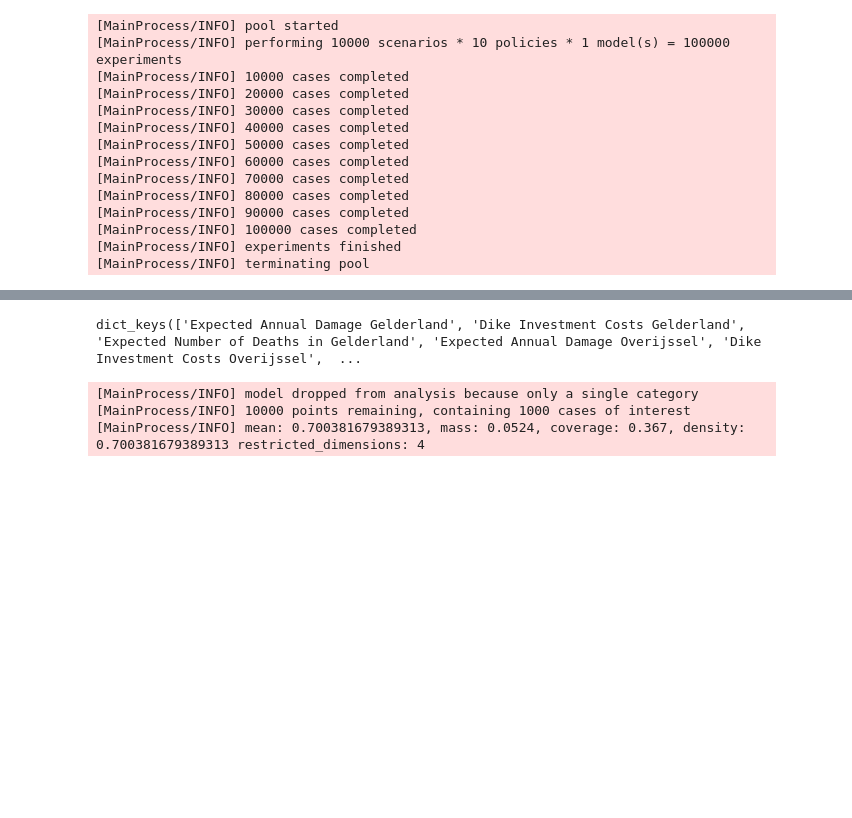
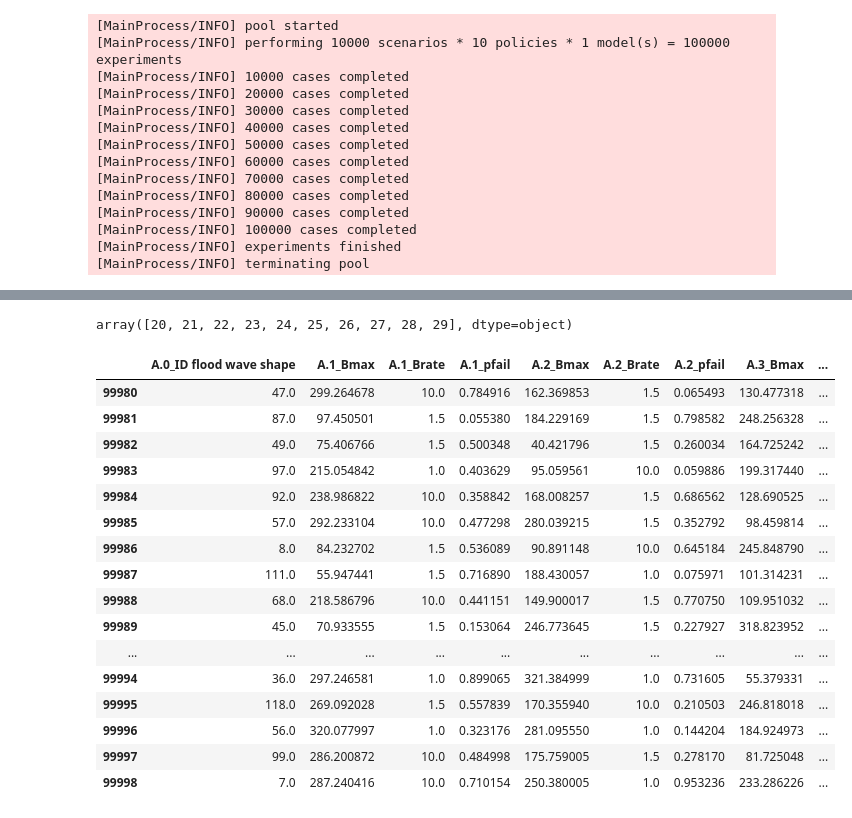
Before and after one commit to itjallingii/sassy_lion, a Jupyter notebook: RobWorkingFolder/ErikWorkingFolder/Problem Formulations_V2_1.ipynb, the cells around one changed output, grey strips where cells are left out. Saved outputs shown, nothing was run; the diff lists cells and outputs as text; code cells hidden in the pictures; blank space fills up the shorter version.

```diff
--- a/RobWorkingFolder/ErikWorkingFolder/Problem Formulations_V2_1.ipynb
+++ b/RobWorkingFolder/ErikWorkingFolder/Problem Formulations_V2_1.ipynb
@@ -83,7 +88,3 @@ import ema_workbench
 #experiments_uncertainties = experiments.iloc[:,0:16]
 experiments_uncertainties = experiments.drop(experiments.columns[16:-2], axis=1)
 experiments_levers = experiments.iloc[:,16:-1]
-# %%
-outcomes.keys()
-# %% [output]
-dict_keys(['Expected Annual Damage Gelderland', 'Dike Investment Costs Gelderland', 'Expected Number of Deaths in Gelderland', 'Expected Annual Damage Overijssel', 'Dike Investment Costs Overijssel',  ...
@@ -90,14 +94,34 @@ dict_keys(['Expected Annual Damage Gelderland', 'Dike Investment Costs Gelderlan
+# %%
+experiments_uncertainties.policy.unique()
+# %% [output]
+array([20, 21, 22, 23, 24, 25, 26, 27, 28, 29], dtype=object)
+# %%
+experiments_uncertainties[-20:-1]
+# %% [output]
+|  | A.0_ID flood wave shape | A.1_Bmax | A.1_Brate | A.1_pfail | A.2_Bmax | A.2_Brate | A.2_pfail | A.3_Bmax | ... |
+| 99980 | 47.0 | 299.264678 | 10.0 | 0.784916 | 162.369853 | 1.5 | 0.065493 | 130.477318 | ... |
+| 99981 | 87.0 | 97.450501 | 1.5 | 0.055380 | 184.229169 | 1.5 | 0.798582 | 248.256328 | ... |
+| 99982 | 49.0 | 75.406766 | 1.5 | 0.500348 | 40.421796 | 1.5 | 0.260034 | 164.725242 | ... |
+| 99983 | 97.0 | 215.054842 | 1.0 | 0.403629 | 95.059561 | 10.0 | 0.059886 | 199.317440 | ... |
+| 99984 | 92.0 | 238.986822 | 10.0 | 0.358842 | 168.008257 | 1.5 | 0.686562 | 128.690525 | ... |
+| 99985 | 57.0 | 292.233104 | 10.0 | 0.477298 | 280.039215 | 1.5 | 0.352792 | 98.459814 | ... |
+| 99986 | 8.0 | 84.232702 | 1.5 | 0.536089 | 90.891148 | 10.0 | 0.645184 | 245.848790 | ... |
+| 99987 | 111.0 | 55.947441 | 1.5 | 0.716890 | 188.430057 | 1.0 | 0.075971 | 101.314231 | ... |
+| 99988 | 68.0 | 218.586796 | 10.0 | 0.441151 | 149.900017 | 1.5 | 0.770750 | 109.951032 | ... |
+| 99989 | 45.0 | 70.933555 | 1.5 | 0.153064 | 246.773645 | 1.5 | 0.227927 | 318.823952 | ... |
+| ... | ... | ... | ... | ... | ... | ... | ... | ... | ... |
+| 99994 | 36.0 | 297.246581 | 1.0 | 0.899065 | 321.384999 | 1.0 | 0.731605 | 55.379331 | ... |
+| 99995 | 118.0 | 269.092028 | 1.5 | 0.557839 | 170.355940 | 10.0 | 0.210503 | 246.818018 | ... |
+| 99996 | 56.0 | 320.077997 | 1.0 | 0.323176 | 281.095550 | 1.0 | 0.144204 | 184.924973 | ... |
+| 99997 | 99.0 | 286.200872 | 10.0 | 0.484998 | 175.759005 | 1.5 | 0.278170 | 81.725048 | ... |
+| 99998 | 7.0 | 287.240416 | 10.0 | 0.710154 | 250.380005 | 1.0 | 0.953236 | 233.286226 | ... |
 # %%
 data = outcomes['Expected Annual Damage Gelderland']
 
 y = data > np.percentile(data, 90)
 
-prim_alg = prim.Prim(experiments_uncertainties,y, threshold=0.7)
+prim_alg = prim.Prim(experiments_uncertainties,y, threshold=0.6)
 box1 = prim_alg.find_box()
-# %% [output]
-[MainProcess/INFO] model dropped from analysis because only a single category
-[MainProcess/INFO] 10000 points remaining, containing 1000 cases of interest
-[MainProcess/INFO] mean: 0.700381679389313, mass: 0.0524, coverage: 0.367, density: 0.700381679389313 restricted_dimensions: 4
 # %%
 box1.show_tradeoff()
 plt.show()
```
Also changed, not shown: parts of 10 cells of this notebook.
